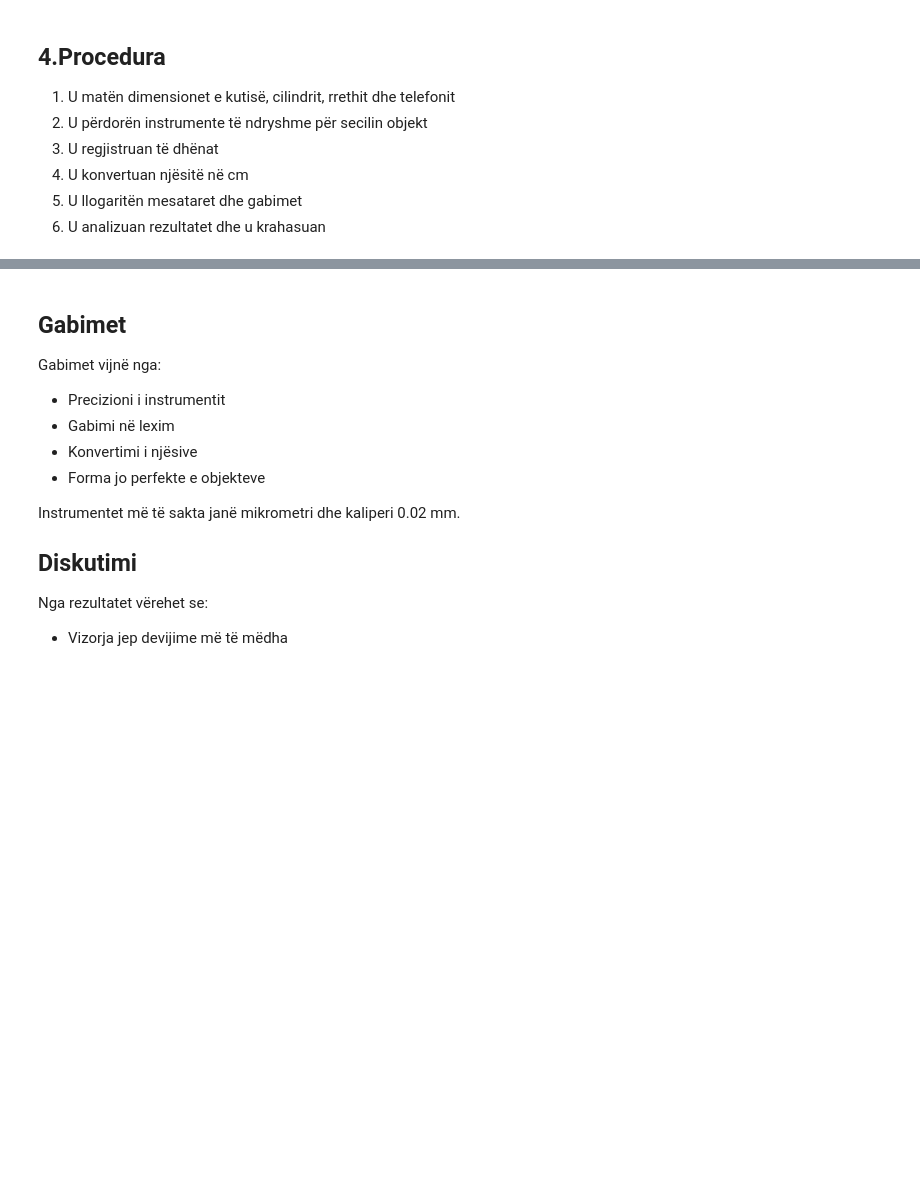
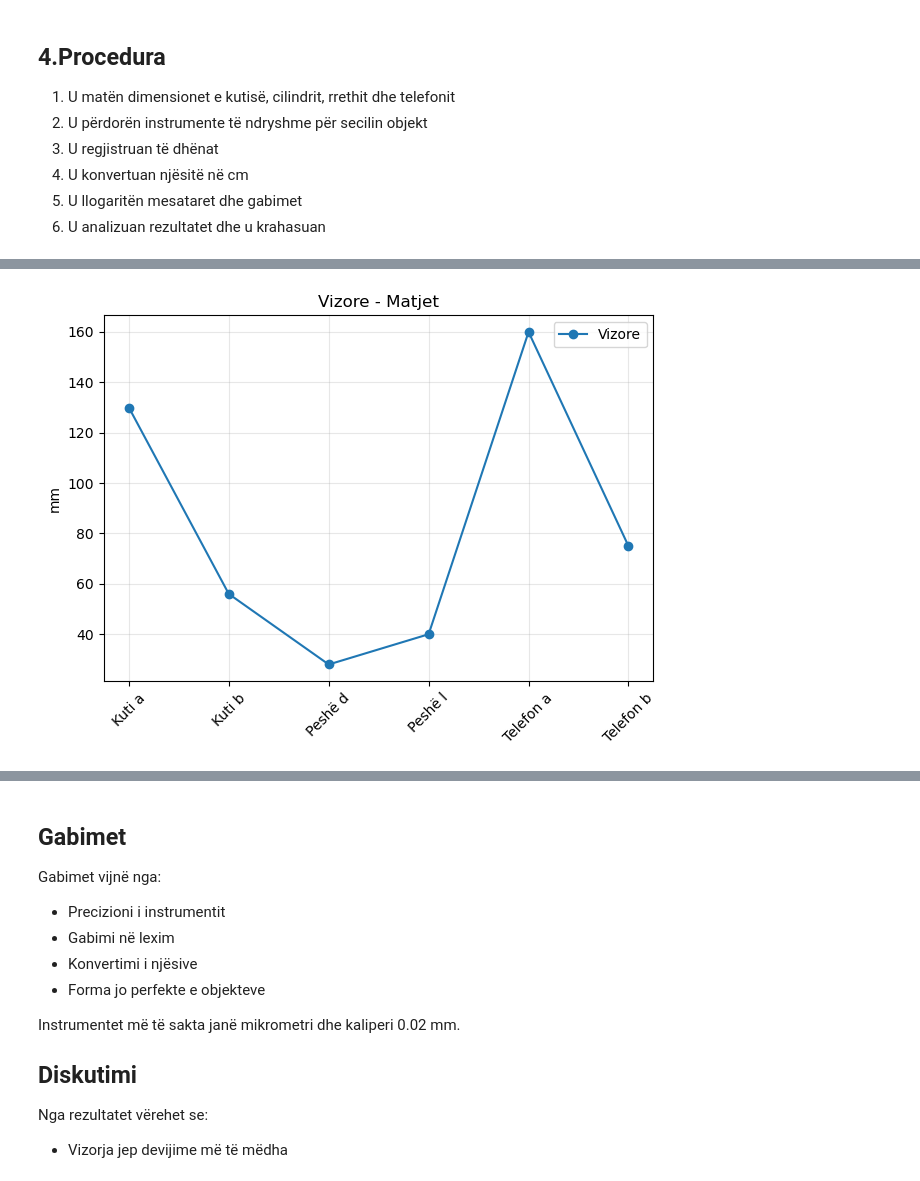
Before and after one commit to Albana-1/Hyrje_Laborator, a Jupyter notebook: LAB06/Raport.ipynb, the cells around one changed output, grey strips where cells are left out. Cells and saved outputs as stored; diff of their text form; code cells hidden in the pictures; blank space fills up the shorter version.

```diff
--- a/LAB06/Raport.ipynb
+++ b/LAB06/Raport.ipynb
@@ -186,0 +108,21 @@ plt.show()
+# %%
+import matplotlib.pyplot as plt
+
+labels = ["Kuti a", "Kuti b", "Peshë d", "Peshë l", "Telefon a", "Telefon b"]
+values = [130, 56, 28, 40, 160, 75]
+
+plt.figure()
+
+plt.plot(labels, values, marker='o', color="#1f77b4", label="Vizore")
+
+plt.title("Vizore - Matjet")
+plt.ylabel("mm")
+plt.xticks(rotation=45)
+plt.grid(True, alpha=0.3)
+
+plt.legend()
+
+plt.tight_layout()
+plt.show()
+# %% [output]
+[figure, added]
```
Also changed, not shown: parts of 16 cells of this notebook.
